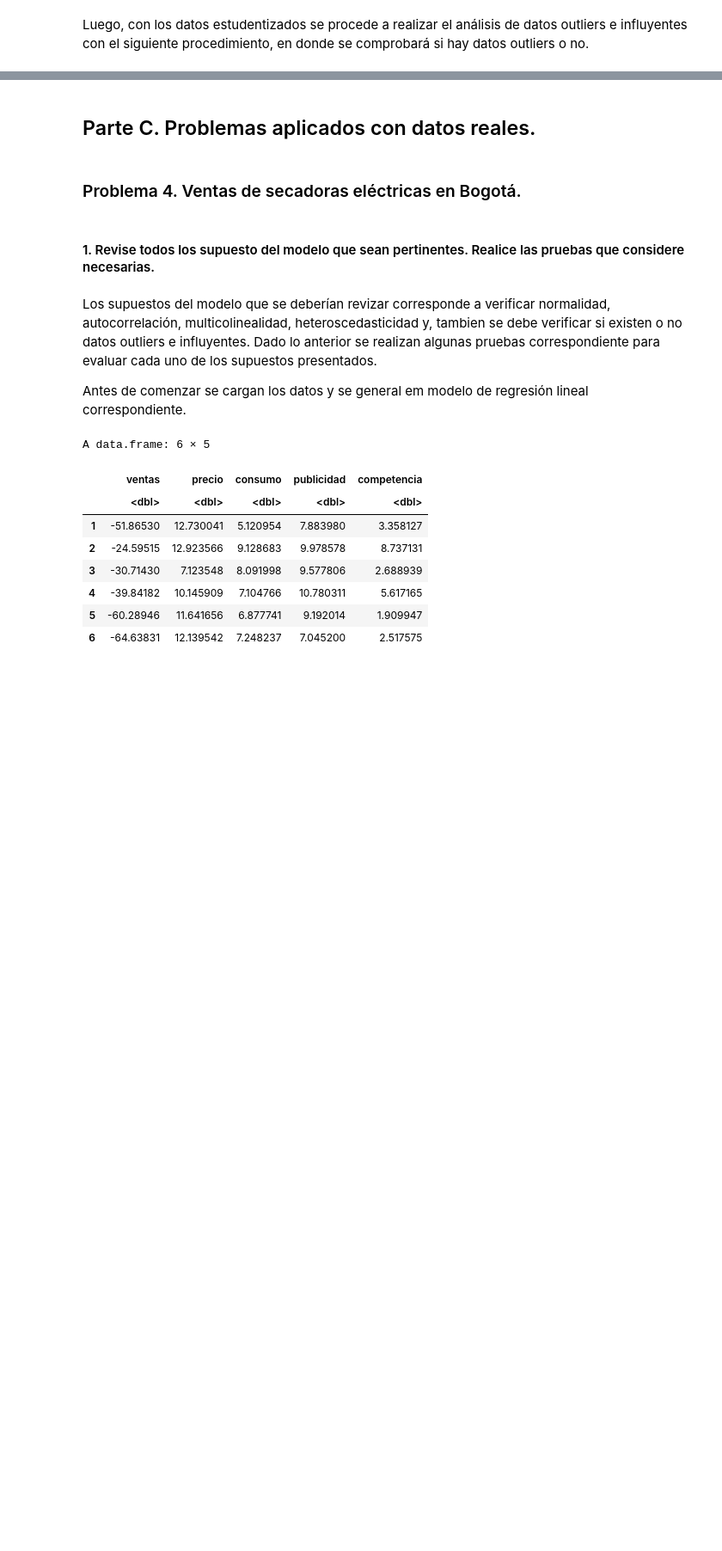
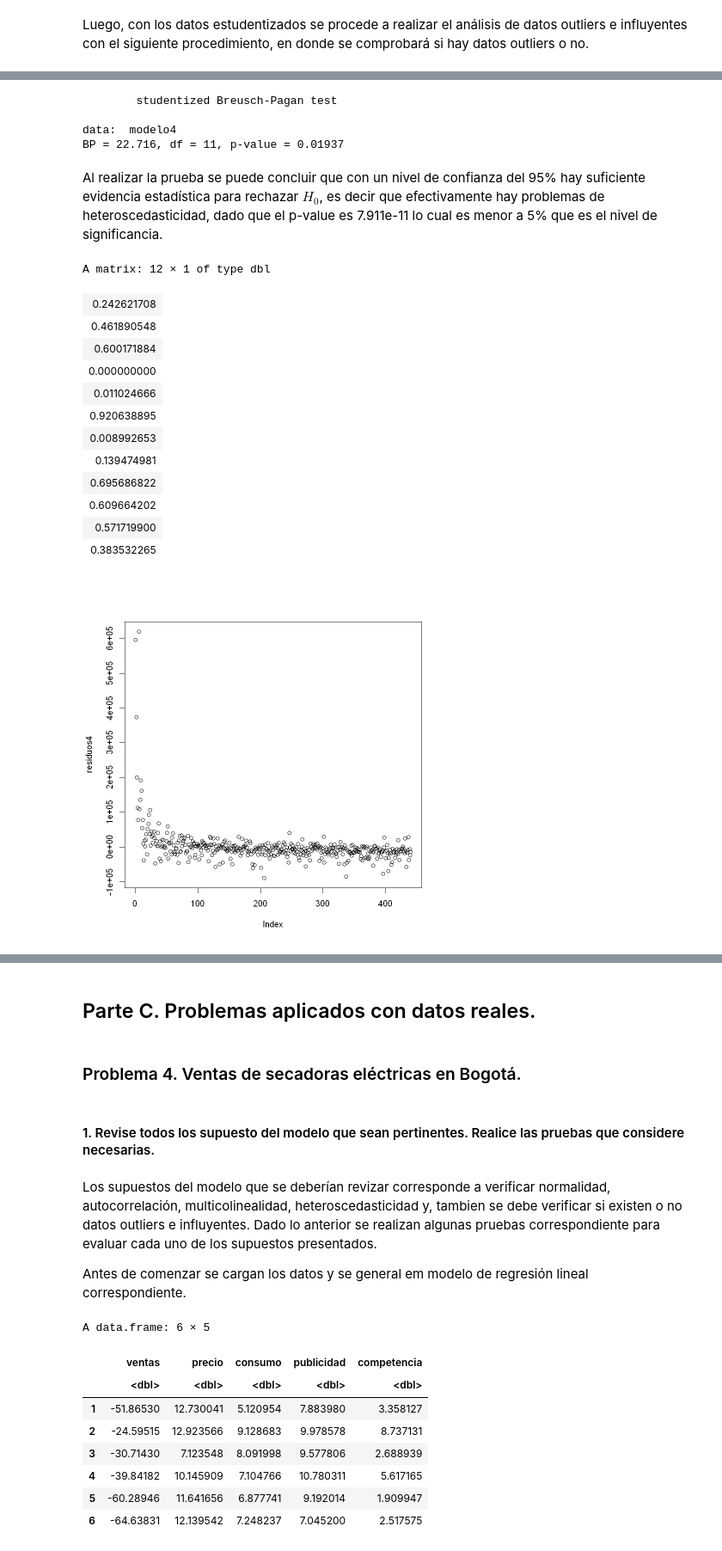
Before and after one commit to MantiMantilla/MEL-2022-2, a Jupyter notebook: Tareas/Tarea 3/Tarea 3.ipynb, the cells around one changed output, grey strips where cells are left out. Shown at 86% size. Drawn from its saved outputs; the diff is of its cells as text; code cells hidden in the pictures; blank space fills up the shorter version.

```diff
--- a/Tareas/Tarea 3/Tarea 3.ipynb
+++ b/Tareas/Tarea 3/Tarea 3.ipynb
@@ -688,0 +679,38 @@ La prueba utilizada para saber si hay o no datos atipicos fue la distancia de Co
+# %%
+#Heteroscedasticidad
+bptest(modelo4)
+# %% [output]
+        studentized Breusch-Pagan test
+
+data:  modelo4
+BP = 22.716, df = 11, p-value = 0.01937
+# %% [markdown]
+Al realizar la prueba se puede concluir que con un nivel de confianza del 95% hay suficiente evidencia estadística para rechazar $H_0$, es decir que efectivamente hay problemas de heteroscedasticidad, dado que el p-value es 7.911e-11 lo cual es menor a 5% que es el nivel de significancia.
+# %%
+residuos4 <- modelo4$residuals
+plot(residuos4)
+residuos42 <- residuos4^2
+n <- length(y)
+
+pvalores <- as.matrix(cbind(rep(1,12)))
+for(i in 1:12){
+    model<- lm(residuos42~crimenes3[,i])
+    pvalor <- 1-pchisq(n*summary(model)$r.squared,1)
+    pvalores[i]=pvalor
+}
+pvalores
+# %% [output]
+A matrix: 12 × 1 of type dbl
+| 0.242621708 |
+| 0.461890548 |
+| 0.600171884 |
+| 0.000000000 |
+| 0.011024666 |
+| 0.920638895 |
+| 0.008992653 |
+| 0.139474981 |
+| 0.695686822 |
+| 0.609664202 |
+| 0.571719900 |
+| 0.383532265 |
+[figure, added]
```
Also changed, not shown: parts of 35 cells of this notebook.
